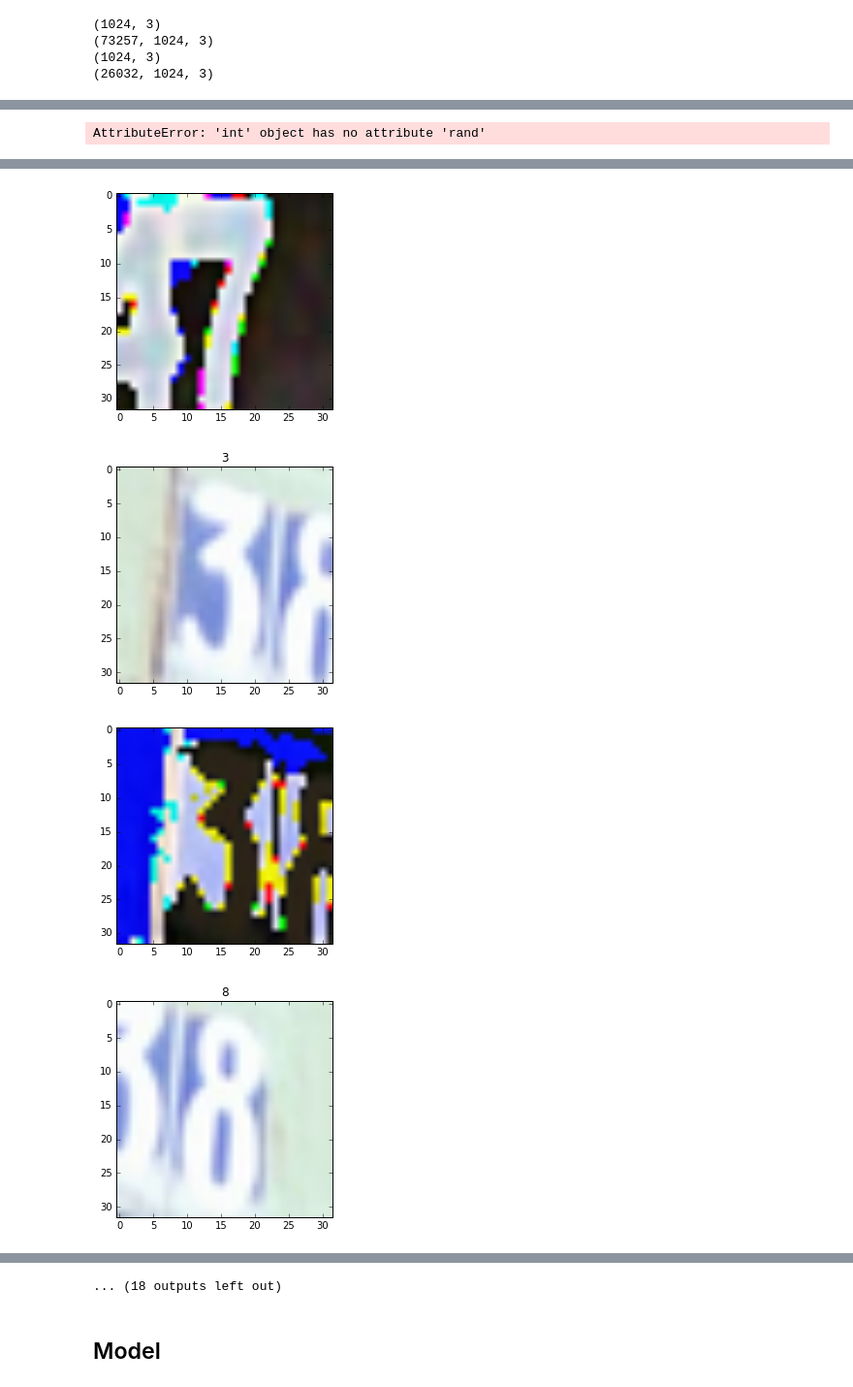
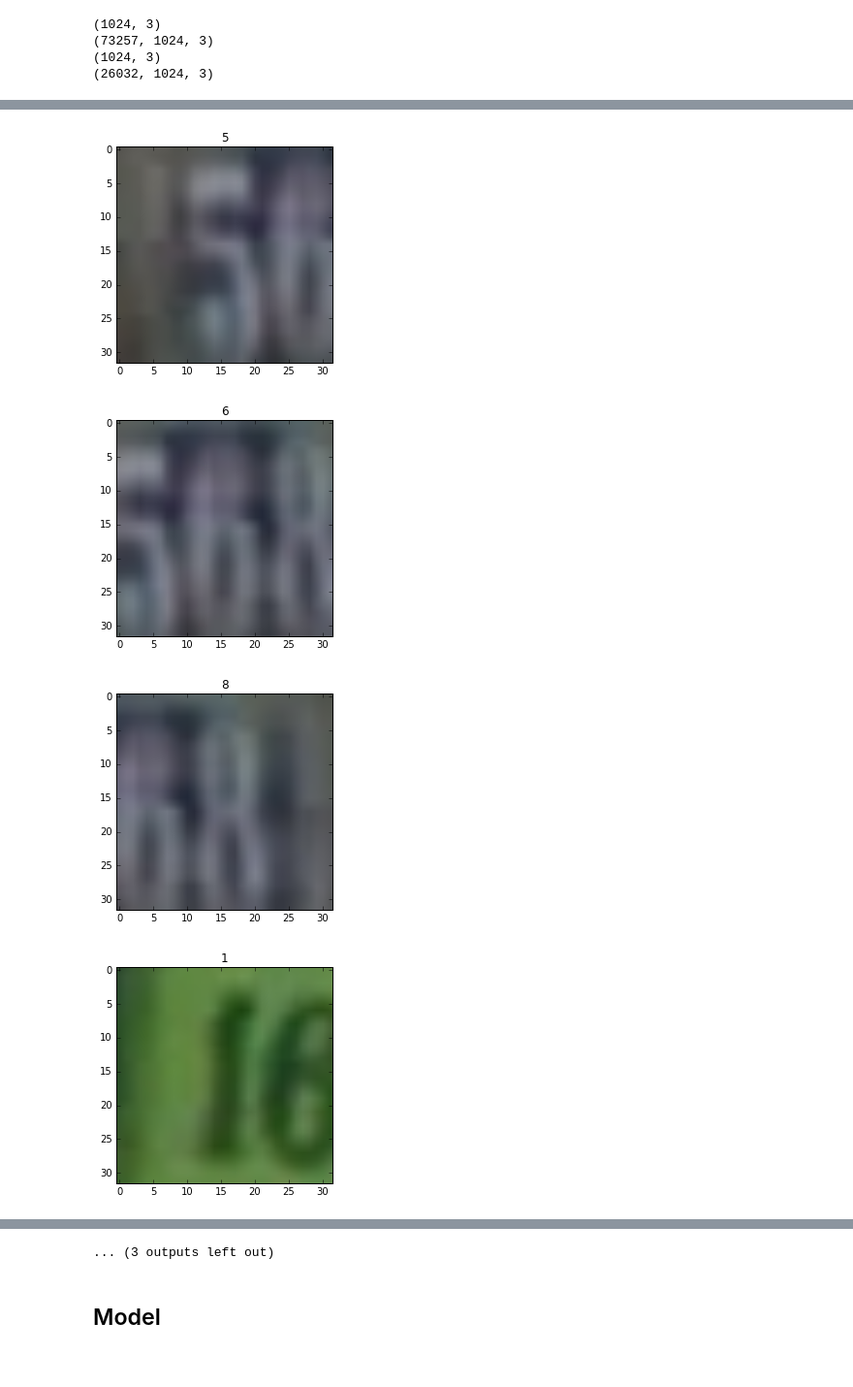
Before and after one commit to baha-nur/cnn_svhn, a Jupyter notebook: SVHN.ipynb, the cells around one changed output, grey strips where cells are left out. Shown at 97% size. Cells and saved outputs as stored; diff of their text form; code cells hidden in the pictures.

```diff
--- a/SVHN.ipynb
+++ b/SVHN.ipynb
@@ -73,8 +30,0 @@ print channels_means2
-# %%
-subtracted = svhn.train.images - channels_means
-print subtracted.shape
-
-for i in range(30, 35):
-    print svhn.train.images[i][1011]
-    print subtracted[i][1011]
-    print ''
@@ -97,11 +30,0 @@ for i in range(30, 35):
-# %%
-train_test_valid_split = [1.0, 0.0, 0.0] # data is already split, so everything is in .train
-svhn_train = gen_input.read_data_sets("data/train_32x32.mat", train_test_valid_split)
-svhn_test = gen_input.read_data_sets("data/test_32x32.mat", train_test_valid_split)
-svhn_train = svhn_train.train
-svhn_test = svhn_test.train
-
-# Normalize data by subtracting mean
-channels_means = svhn_train.images.mean(axis=1).mean(axis=0)
-svhn_train.images = svhn_train.images - channels_means
-svhn_test.images = svhn_test.images - channels_means
@@ -130,23 +31,18 @@ array([[-0.30911821, -0.32701468, -0.32492846],
-# %%
-random.rand(1000)
-# %% [output]
-AttributeError: 'int' object has no attribute 'rand'
 # %%
-
 for i in range(4010, 4025):
     fig = plt.figure()
     ax = fig.add_subplot(1,1,1)
 
-    img = svhn.train.images[i]
-    lbl = np.argmax(svhn.train.labels[i])
+    img = svhn_train.images[i]
+    lbl = np.argmax(svhn_train.labels[i])
     ax.set_title(lbl)
     img = img.reshape([32,32,3])
     imgplot = plt.imshow(img)
     plt.show()
 
-    img_s = per_img_norm[i]
-    img_s = img_s.reshape([32,32,3])
-    imgplot = plt.imshow(img_s)
-    plt.show()
+#     img_s = per_img_norm[i]
+#     img_s = img_s.reshape([32,32,3])
+#     imgplot = plt.imshow(img_s)
+#     plt.show()
 # %% [output]
 [figure]
@@ -157,4 +53,4 @@ for i in range(4010, 4025):
-[figure, old version]
+[figure, new version]
-[figure, old version]
+[figure, new version]
-[figure, old version]
+[figure, new version]
-[figure, old version]
+[figure, new version]
@@ -164,4 +60,4 @@ for i in range(4010, 4025):
-... (18 outputs left out)
+... (3 outputs left out)
 # %% [markdown]
 ## Model
 # %%
```
Also changed, not shown: parts of 16 cells of this notebook, 1 other file.
